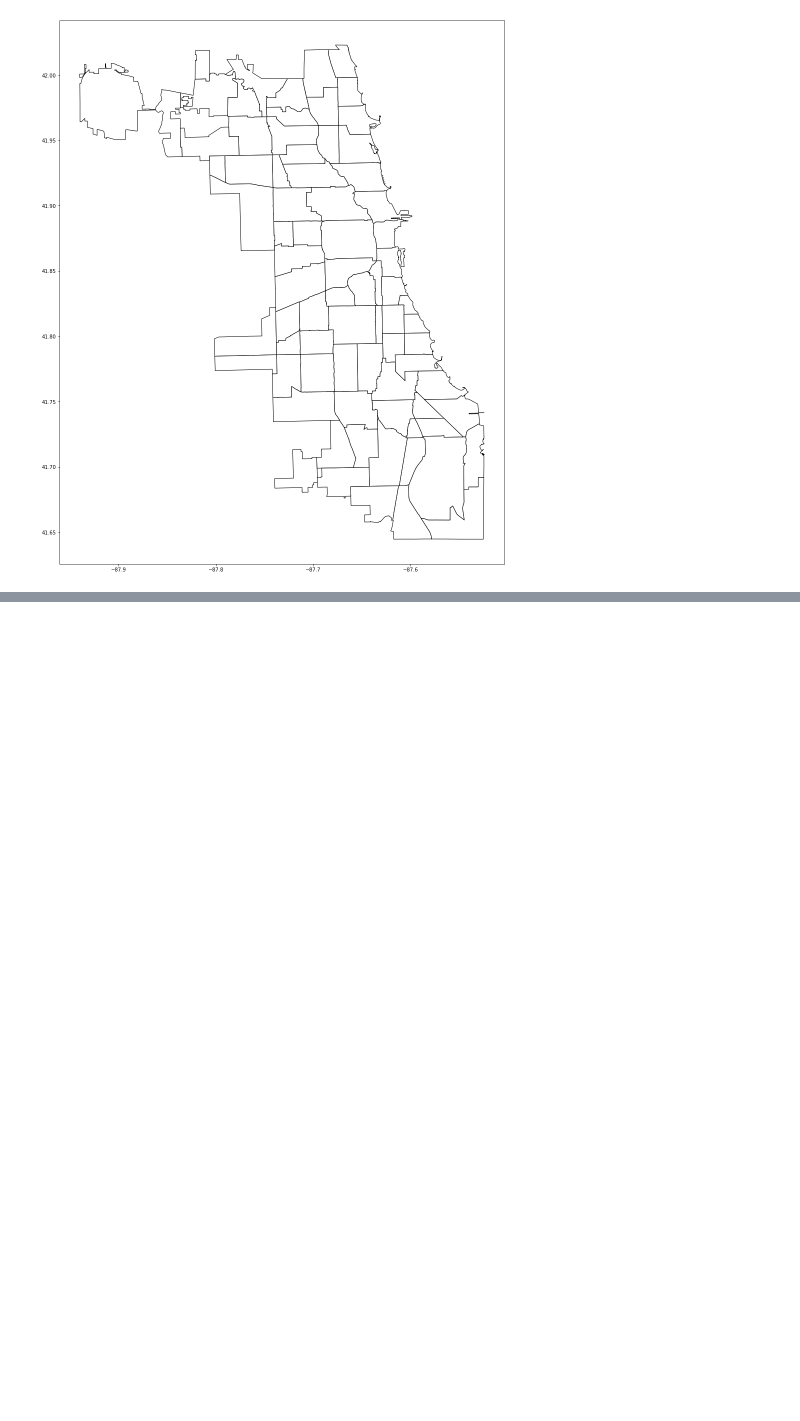
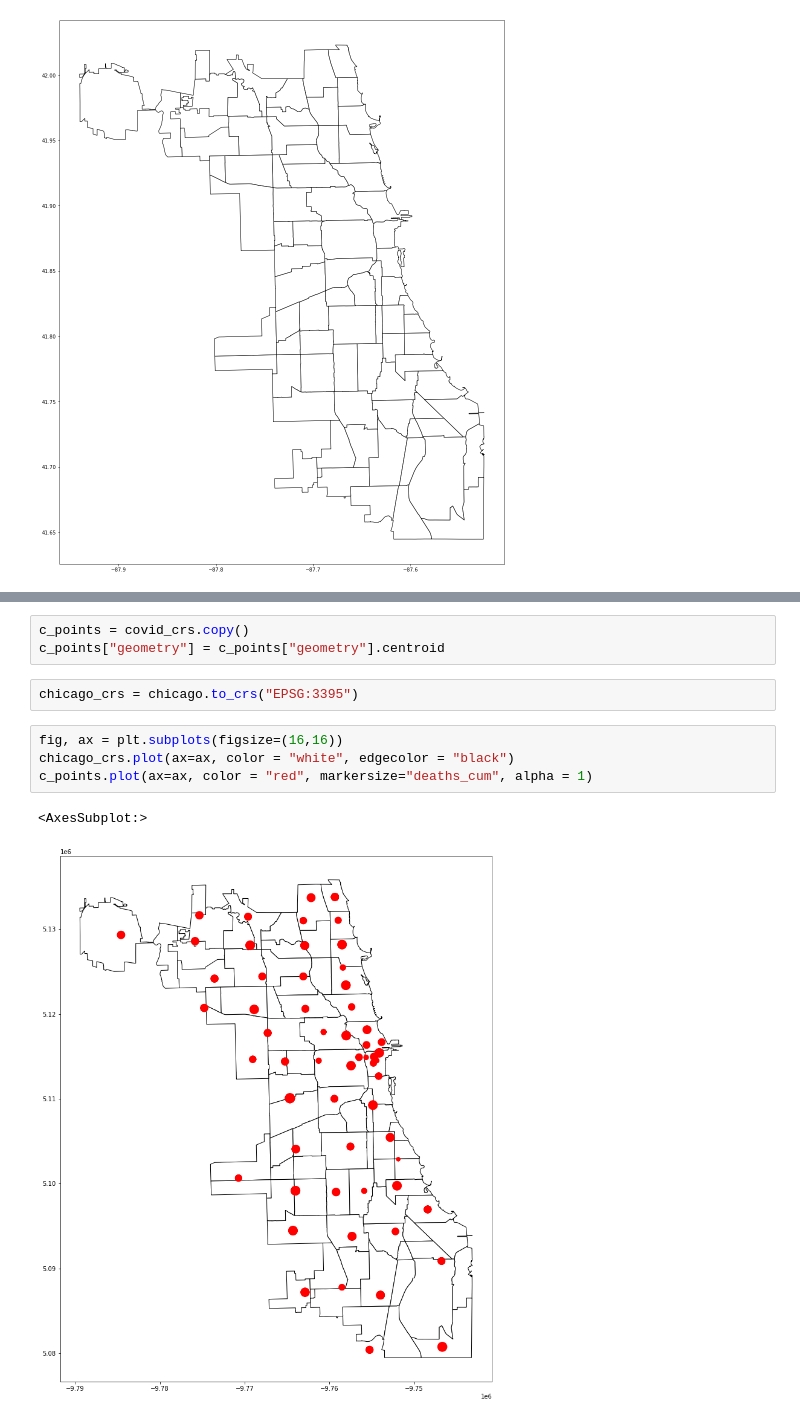
Before and after one commit to JadeBenson/Chicago_Restaurant_Closures, a Jupyter notebook: Geoplots.ipynb, the cells around one changed output, grey strips where cells are left out. Cells and saved outputs as stored; diff of their text form; blank space fills up the shorter version.

```diff
--- a/Geoplots.ipynb
+++ b/Geoplots.ipynb
@@ -265,0 +290,12 @@ NameError: name 'covid_points' is not defined
+# %%
+c_points = covid_crs.copy()
+c_points["geometry"] = c_points["geometry"].centroid
+# %%
+chicago_crs = chicago.to_crs("EPSG:3395")
+# %%
+fig, ax = plt.subplots(figsize=(16,16))
+chicago_crs.plot(ax=ax, color = "white", edgecolor = "black")
+c_points.plot(ax=ax, color = "red", markersize="deaths_cum", alpha = 1)
+# %% [output]
+<AxesSubplot:>
+[figure, added]
```
Also changed, not shown: parts of 25 cells of this notebook.
